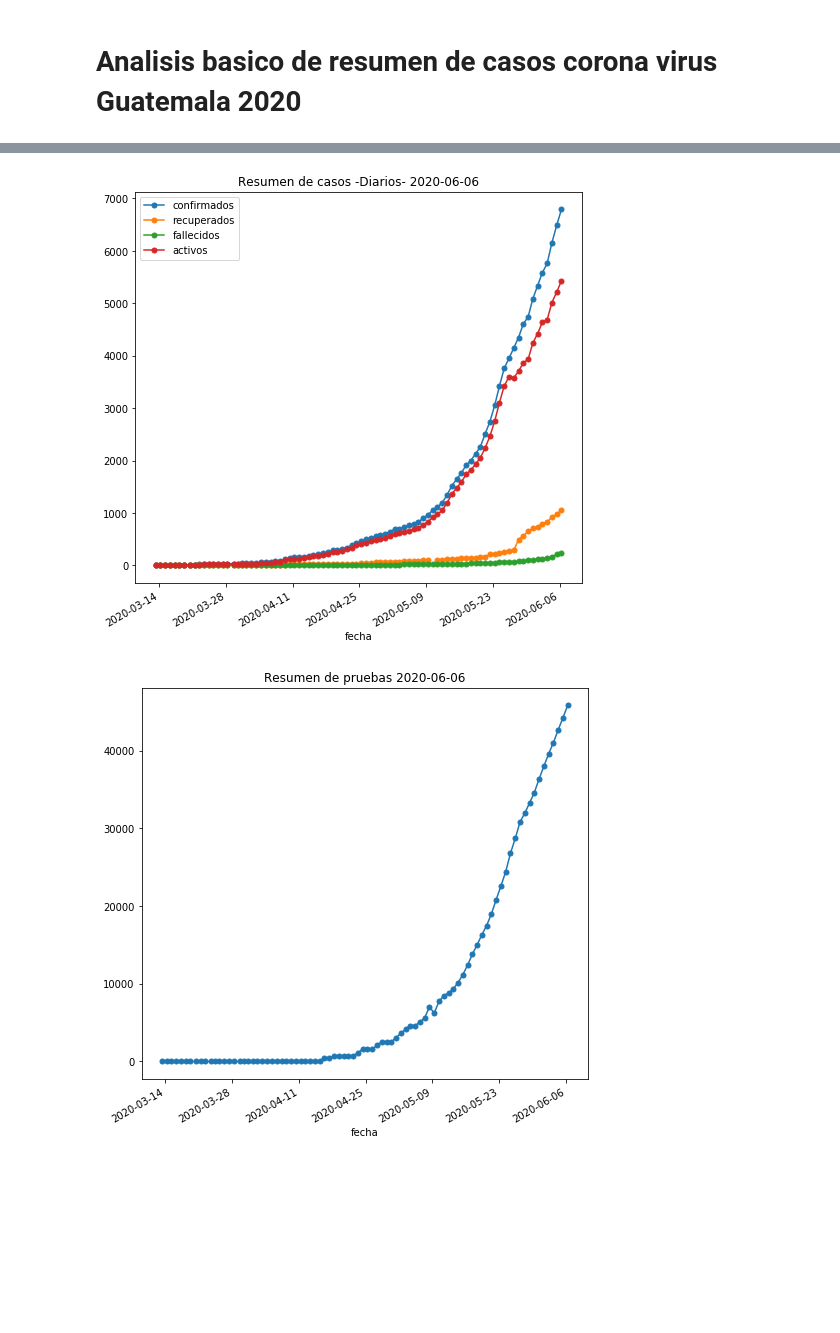
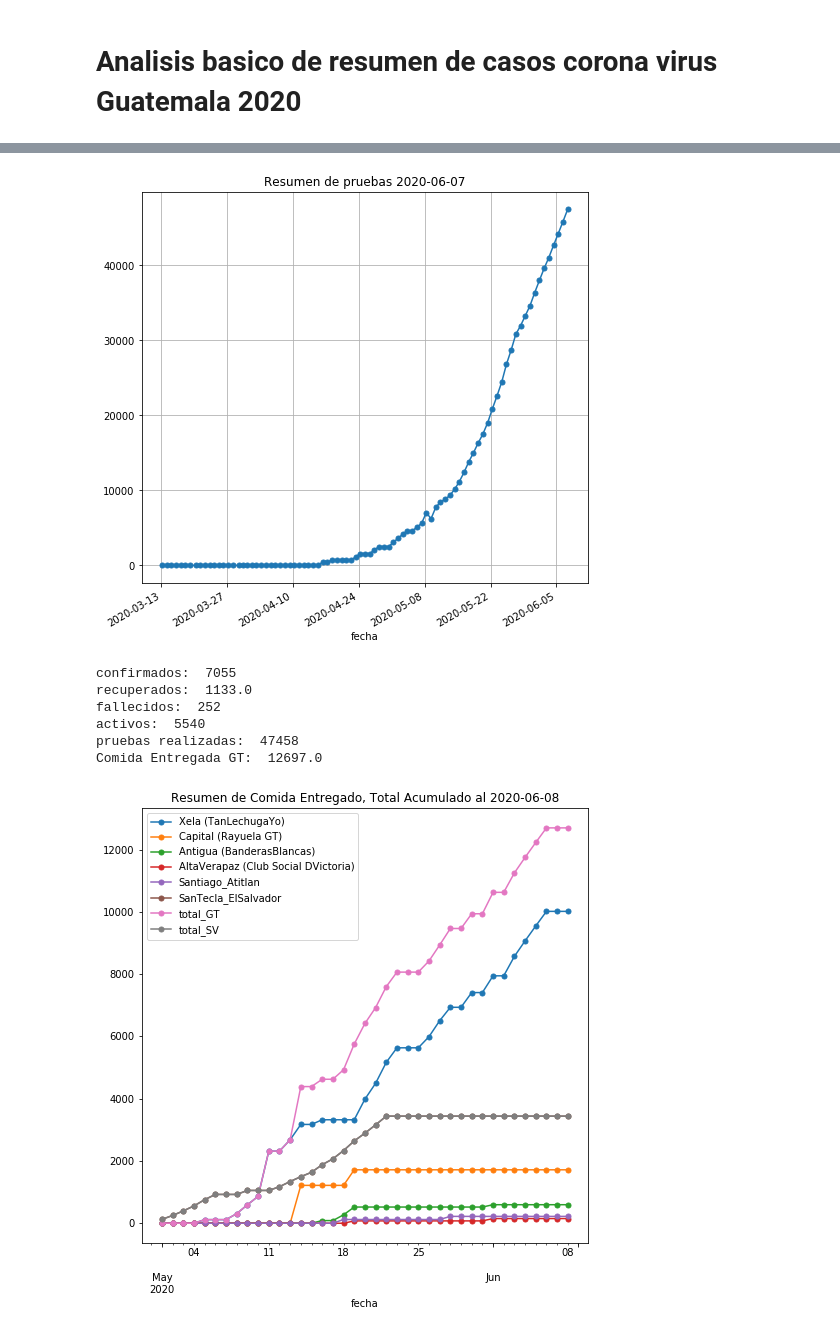
Before and after one commit to ncovgt2020/ncovgt2020, a Jupyter notebook: scripts/analisis_basico_casos.ipynb, the cells around one changed output, grey strips where cells are left out. Drawn from its saved outputs; the diff is of its cells as text; code cells hidden in the pictures; blank space fills up the shorter version.

Commit message:
Actualizacion 08junio2020, incluyendo datos de LaOllaComunitaria

```diff
--- a/scripts/analisis_basico_casos.ipynb
+++ b/scripts/analisis_basico_casos.ipynb
@@ -7,13 +7,17 @@ import matplotlib.pyplot as plt
 # %%
 dir_resumen = '../data/resumen_todos.csv'
 casos = pd.read_csv(dir_resumen, header = 0, parse_dates = True)
+dir_comida = '../data/resumen_OllaComunitaria.csv'
+ollaComunitaria = pd.read_csv(dir_comida, header = 0, parse_dates = True)
 
 # dar formato a fechas
 cols_fecha = ["fecha"]
 for col in cols_fecha:
     casos[col] = pd.to_datetime(casos[col], yearfirst = True)
+    ollaComunitaria[col] = pd.to_datetime(ollaComunitaria[col], yearfirst = True)
 
 # mostrar columnas y tipo de dato
 print(casos.info())
+print(ollaComunitaria.info())
 # %% [output]
 <class 'pandas.core.frame.DataFrame'>
@@ -31,8 +40,11 @@ None
 # %%
 casos = casos.set_index(keys = 'fecha', drop = True)
+ollaComunitaria = ollaComunitaria.set_index(keys = 'fecha', drop = True).fillna(0)
+
 #casos = casos.drop(columns = 'fuente') # ignorar fuente de informacion
 # mostrar algunos datos
 print(casos.head())
+print(ollaComunitaria.head())
 # %% [output]
                      confirmados  recuperados  fallecidos  activos  pruebas
 fecha
@@ -52,0 +75,15 @@ reversed_cumsum.plot.bar(ax = fig1ax1 , width = 2)
+# %%
+fig2 = plt.figure(figsize=(8,8))
+fig2ax1 = fig2.add_subplot(1,1,1)
+fig2ax1.set_title('Resumen de casos -Diarios- {}'.format(casos.index.tolist()[-1].strftime('%Y-%m-%d')))
+casos[['confirmados','recuperados','fallecidos','activos']].plot( ax = fig2ax1, marker='.',markersize=10)
+ollaComunitaria['total_GT'] = ollaComunitaria['Xela (TanLechugaYo)'] \
+                              + ollaComunitaria['Capital (Rayuela GT)'] \
+                              + ollaComunitaria['Antigua (BanderasBlancas)'] \
+                              + ollaComunitaria['AltaVerapaz (Club Social DVictoria)']\
+                              + ollaComunitaria['Santiago_Atitlan']
+ollaComunitaria['total_SV'] = ollaComunitaria['SanTecla_ElSalvador']
+ollaComunitaria['total_GT'].cumsum().plot( ax = fig2ax1, marker='.',markersize=10,label="Hambre_GT")
+fig2ax1.legend(loc='best')
+fig2ax1.grid()
+fig2.savefig("../imgs/resumen.png".format())
@@ -53,16 +92,32 @@ reversed_cumsum.plot.bar(ax = fig1ax1 , width = 2)
 # %%
-fig2 = plt.figure(figsize=(8,8))
-fig2ax1 = fig2.add_subplot(1,1,1)
-fig2ax1.set_title('Resumen de casos -Diarios- {}'.format(casos.index.tolist()[-1].strftime('%Y-%m-%d')))
-casos[['confirmados','recuperados','fallecidos','activos']].plot( ax = fig2ax1, marker='.',markersize=10)
-fig2.savefig("../imgs/resumen.png".format())
+fig3 = plt.figure(figsize=(8,8))
+fig3ax1 = fig3.add_subplot(1,1,1)
+fig3ax1.set_title('Resumen de pruebas {}'.format(casos.index.tolist()[-1].strftime('%Y-%m-%d')))
+casos['pruebas'].plot( ax = fig3ax1, marker='.',markersize=10)
+fig3ax1.grid()
+fig3.savefig("../imgs/pruebas.png".format())
 # %% [output]
-[figure, old version]
+[figure, new version]
+# %%
+print('confirmados: ', max(casos['confirmados']))
+print('recuperados: ', max(casos['recuperados']))
+print('fallecidos: ', max(casos['fallecidos']))
+print('activos: ', max(casos['activos']))
+print('pruebas realizadas: ',max(casos['pruebas']))
+print('Comida Entregada GT: ', max(ollaComunitaria['total_GT'].cumsum()))
+print('Comida Entregada GT: ', max(ollaComunitaria['total_GT'].cumsum()))
+# %% [output]
+confirmados:  7055
+recuperados:  1133.0
+fallecidos:  252
+activos:  5540
+pruebas realizadas:  47458
+Comida Entregada GT:  12697.0
 # %%
 fig3 = plt.figure(figsize=(8,8))
 fig3ax1 = fig3.add_subplot(1,1,1)
-fig3ax1.set_title('Resumen de pruebas {}'.format(casos.index.tolist()[-1].strftime('%Y-%m-%d')))
-casos['pruebas'].plot( ax = fig3ax1, marker='.',markersize=10)
-fig3.savefig("../imgs/pruebas.png".format())
+fig3ax1.set_title('Resumen de Comida Entregado, Total Acumulado al {}'.format(ollaComunitaria.index.tolist()[-1].strftime('%Y-%m-%d')))
+ollaComunitaria.cumsum().plot( ax = fig3ax1, marker='.',markersize=10)
+fig3.savefig("../imgs/hambre.png".format())
 # %% [output]
-[figure, old version]
+[figure, new version]
```
Also changed, not shown: parts of 5 cells of this notebook, 12 other files.
